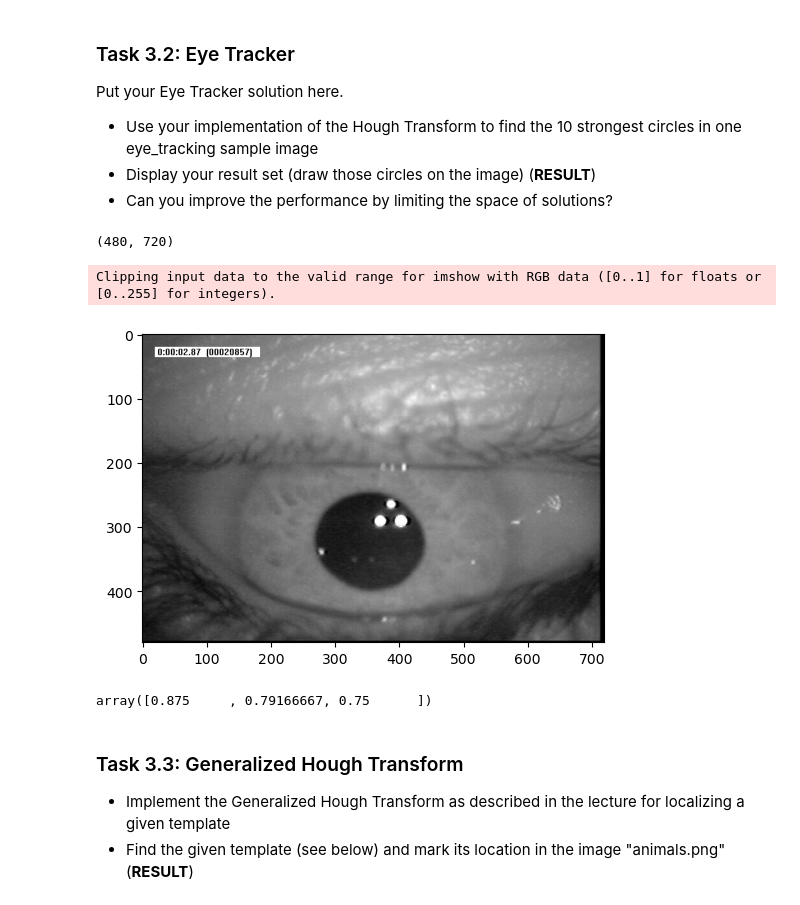
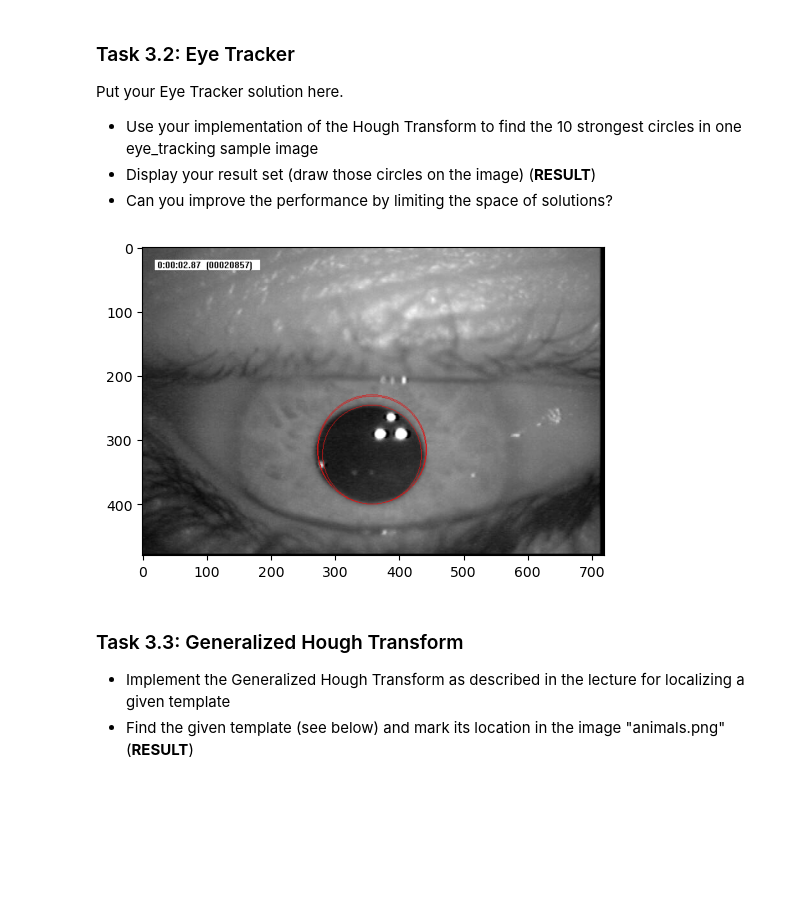
Before and after one commit to atalaytolga/CV2425WS_Assignments, a Jupyter notebook: assignment03.ipynb, the cells around one changed output. Saved outputs shown, nothing was run; the diff lists cells and outputs as text; code cells hidden in the pictures; blank space fills up the shorter version.

```diff
--- a/assignment03.ipynb
+++ b/assignment03.ipynb
@@ -307,39 +299,30 @@ image = color.rgb2gray(eye1)
-# %%
-np.shape(image)
-# %% [output]
-(480, 720)
 # %%
 from skimage.transform import hough_circle, hough_circle_peaks
 from skimage.draw import circle_perimeter
 
 # Load picture and detect edges
-eye4 = io.imread('images/eye_tracking/0085.jpeg')
-image = color.rgb2gray(eye4)
-edges = feature.canny(image, sigma=3)
+image = io.imread('images/eye_tracking/0085.jpeg')
+image_bw = color.rgb2gray(image)
+edges = feature.canny(image_bw, sigma=3)
 
 # Detect two radii
-hough_radii = np.arange(1, 500, 1)
+hough_radii = np.arange(50, 150, 1)
 hough_res = hough_circle(edges, hough_radii)
 
 # Select the most prominent 3 circles
 accums, cx, cy, radii = hough_circle_peaks(hough_res, hough_radii, total_num_peaks=3)
 
 # Draw them
 fig, ax = plt.subplots(ncols=1, nrows=1, figsize=(10, 4))
-image = color.gray2rgb(image)
+#image = color.gray2rgb(image)
 for center_y, center_x, radius in zip(cy, cx, radii):
-    circy, circx = circle_perimeter(center_y, center_x, radius, shape=image.shape)
+    circy, circx = circle_perimeter(center_y, center_x, int(radius), shape=image.shape)
     image[circy, circx] = (220, 20, 20)
 
-ax.imshow(image, cmap=plt.cm.gray)
+ax.imshow(image)
 plt.show()
 # %% [output]
-Clipping input data to the valid range for imshow with RGB data ([0..1] for floats or [0..255] for integers).
-[figure, old version]
+[figure, new version]
-# %%
-accums
-# %% [output]
-array([0.875     , 0.79166667, 0.75      ])
 # %% [markdown]
 ### Task 3.3: Generalized Hough Transform
 
```
Also changed, not shown: parts of 9 cells of this notebook.
